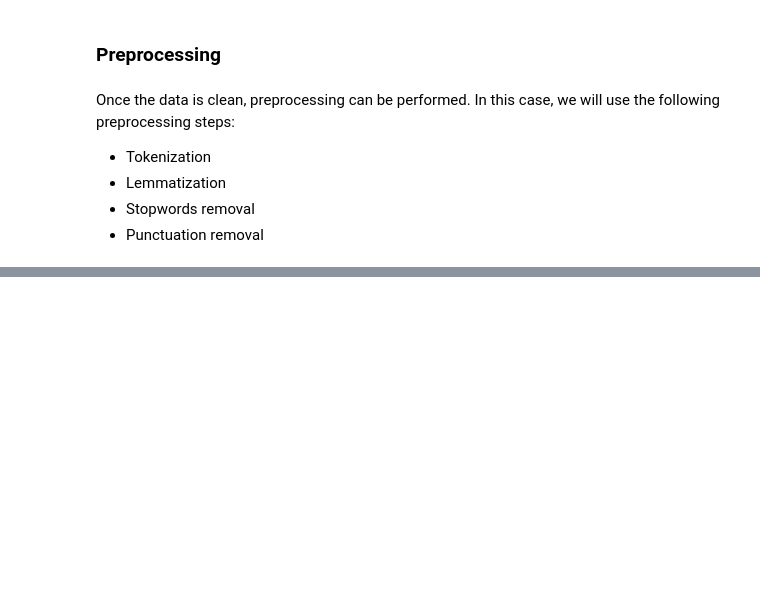
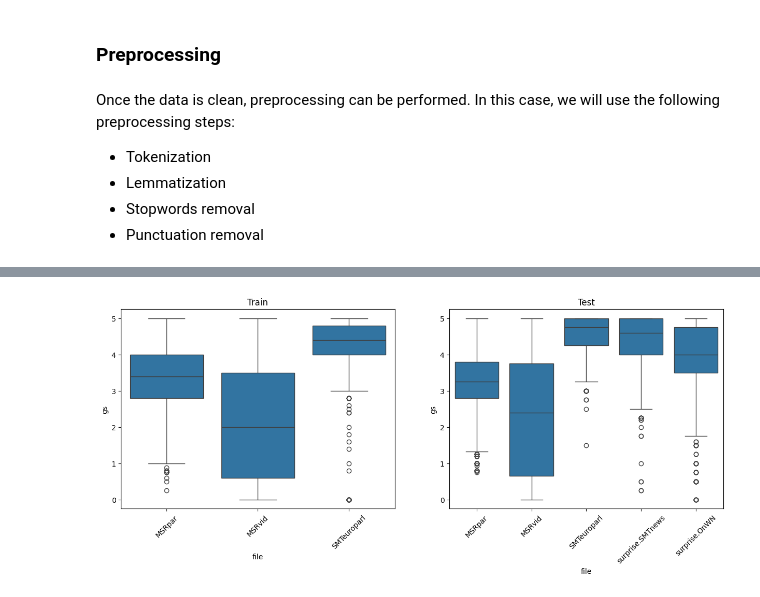
Before and after one commit to BecTome/NLP_SemanticTextualSimilarity, a Jupyter notebook: experiments/STSProject.ipynb, the cells around one changed output, grey strips where cells are left out. Saved outputs shown, nothing was run; the diff lists cells and outputs as text; code cells hidden in the pictures; blank space fills up the shorter version.

```diff
--- a/experiments/STSProject.ipynb
+++ b/experiments/STSProject.ipynb
@@ -164,0 +237,10 @@ Once the data is clean, preprocessing can be performed. In this case, we will us
+# %%
+INPUT_PATH = "input"
+LS_FILES_TRAIN = ["MSRpar", "MSRvid", "SMTeuroparl"]
+LS_FILES_TEST = ["MSRpar", "MSRvid", "SMTeuroparl", "surprise.SMTnews", "surprise.OnWN"]
+
+df_train = load_data(INPUT_PATH + "/train", LS_FILES_TRAIN)
+df_test = load_data(INPUT_PATH + "/test", LS_FILES_TEST)
+
+print("Train data shape: ", df_train.shape)
+print("Test data shape: ", df_test.shape)
@@ -164,0 +289,23 @@ Once the data is clean, preprocessing can be performed. In this case, we will us
+# %%
+# Plot the distribution of the gold standard in the train and test sets for each of the files
+import matplotlib.pyplot as plt
+import seaborn as sns
+
+# create subplots of boxplots for train and test
+fig, axes = plt.subplots(1, 2, figsize=(15, 5))
+# plot boxplots for train
+sns.boxplot(x="file", y="gs", data=df_train, ax=axes[0])
+# plot boxplots for test
+sns.boxplot(x="file", y="gs", data=df_test, ax=axes[1])
+# set title
+axes[0].set_title("Train")
+axes[1].set_title("Test")
+
+# Rotate x-axis labels
+for ax in axes:
+    plt.sca(ax)
+    plt.xticks(rotation=45)
+# display plot
+plt.show()
+# %% [output]
+[figure, added]
```
Also changed, not shown: parts of 14 cells of this notebook.
